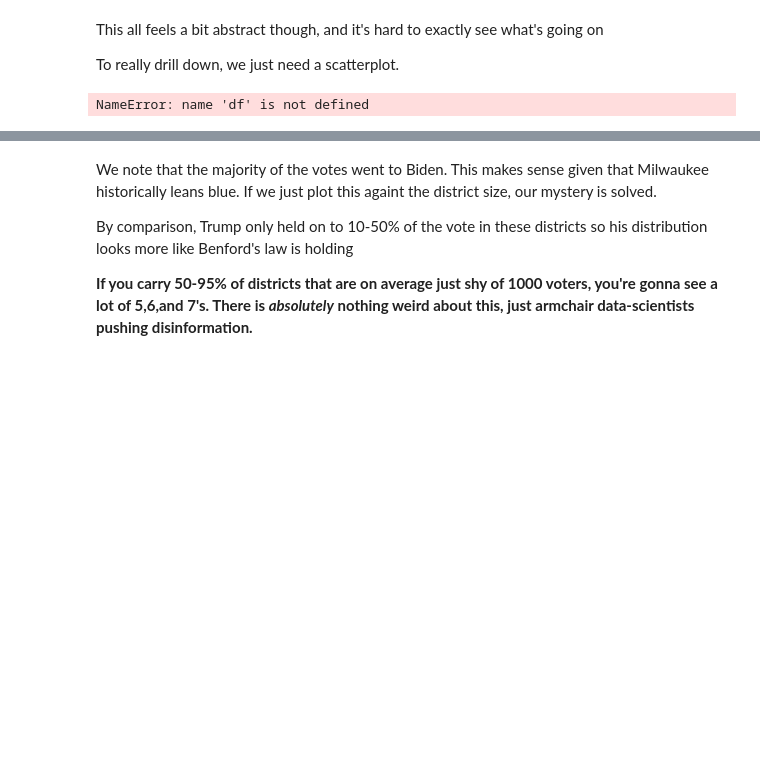
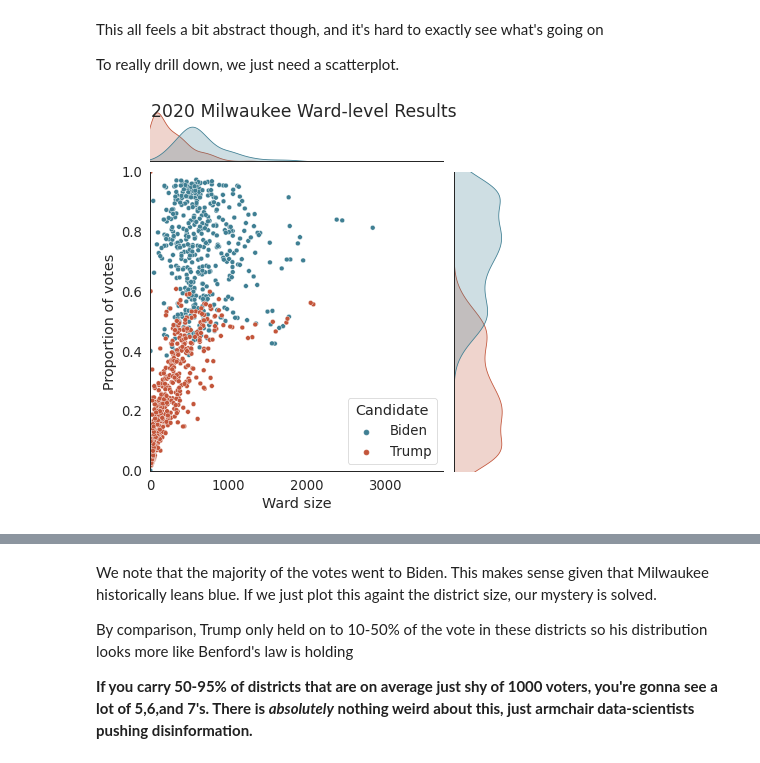
Before and after one commit to josephbb/BenfordBS, a Jupyter notebook: BenfordBullshit.ipynb, the cells around one changed output, grey strips where cells are left out. Saved outputs shown, nothing was run; the diff lists cells and outputs as text; code cells hidden in the pictures; blank space fills up the shorter version.

Commit message:
Fixed legend

```diff
--- a/BenfordBullshit.ipynb
+++ b/BenfordBullshit.ipynb
@@ -17,7 +17,7 @@ url = 'https://county.milwaukee.gov/EN/County-Clerk/Off-Nav/Election-Results/Ele
 r = requests.get(url)
 # %%
 bs_data = bs(r.text, 'html.parser')
-precincts = bs_data.findAll('table', {'class': 'precinctTable'})
+precinct = bs_data.findAll('table', {'class': 'precinctTable'})[1]
 # %%
 #Parse html
 table_rows = precinct.find_all('tr')
@@ -143,19 +159,19 @@ NameError: name 'df' is not defined
 # %%
 temp = pd.melt(df,id_vars=['Ward', 'total_votes'])
 temp['proportion'] = temp['value'] / temp['total_votes']
 temp = temp[(temp['variable']=='Biden') |( temp['variable']=='Trump')]
 
-temp.rename({'variable':'Candidate'},axis=1)
-h = sns.jointplot( x="value", y="proportion",hue='variable', data=temp,palette=[pal[0], pal[2]],
+temp['Candidate'] = temp['variable']
+h = sns.jointplot( x="value", y="proportion",hue='Candidate', data=temp,palette=[pal[0], pal[2]],
           ylim=(0,1),xlim=(0,np.max(temp['total_votes'])))
 
 # JointGrid has a convenience function
 h.set_axis_labels('Ward size','Proportion of votes')
 plt.suptitle('2020 Milwaukee Ward-level Results')
 
 plt.savefig('./BenfordBullshitMilwaukee.png',fmt='.png', dpi=500)
 # %% [output]
-NameError: name 'df' is not defined
+[figure, added]
 # %% [markdown]
 <p>
 # %% [markdown]
```
Also changed, not shown: parts of 4 cells of this notebook, 1 other file.
